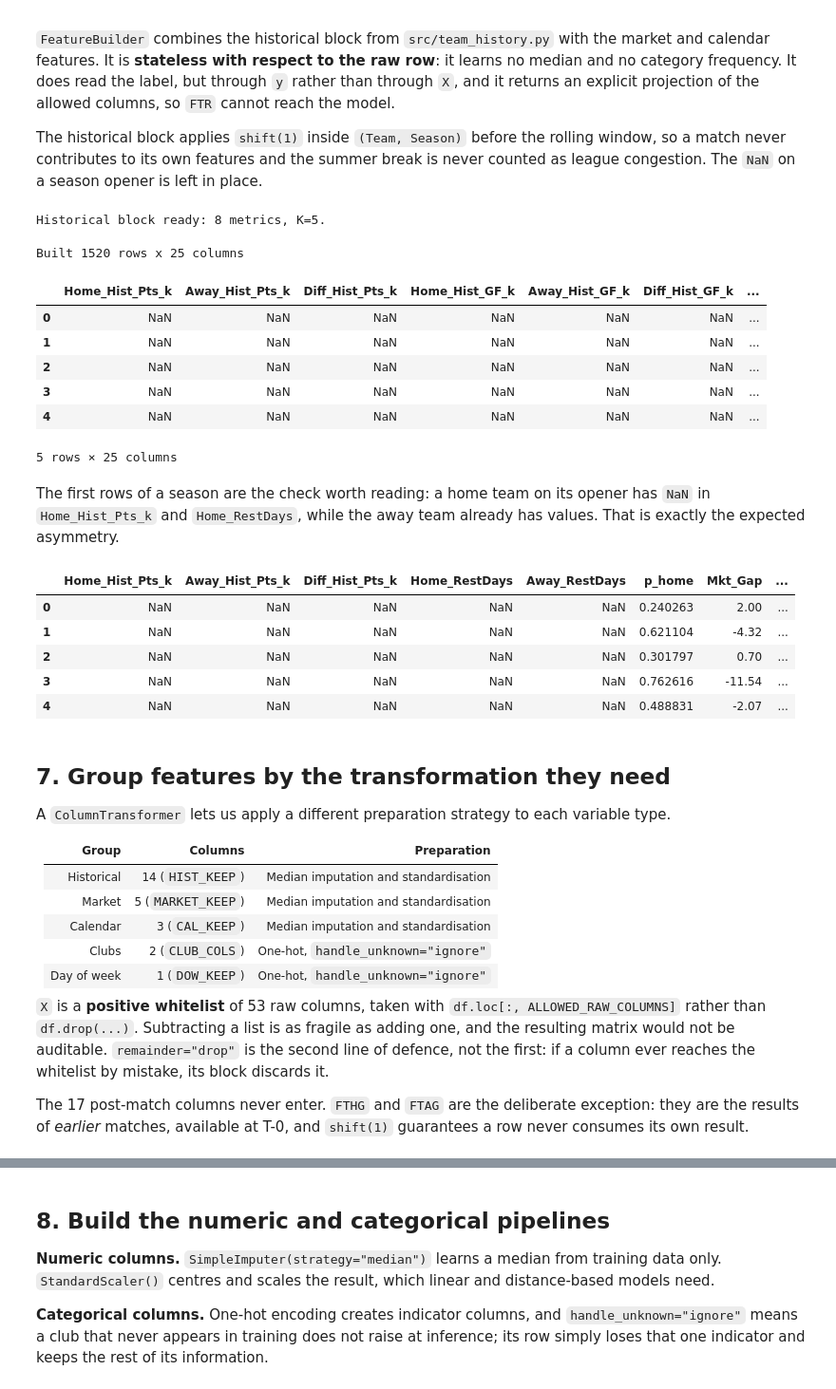
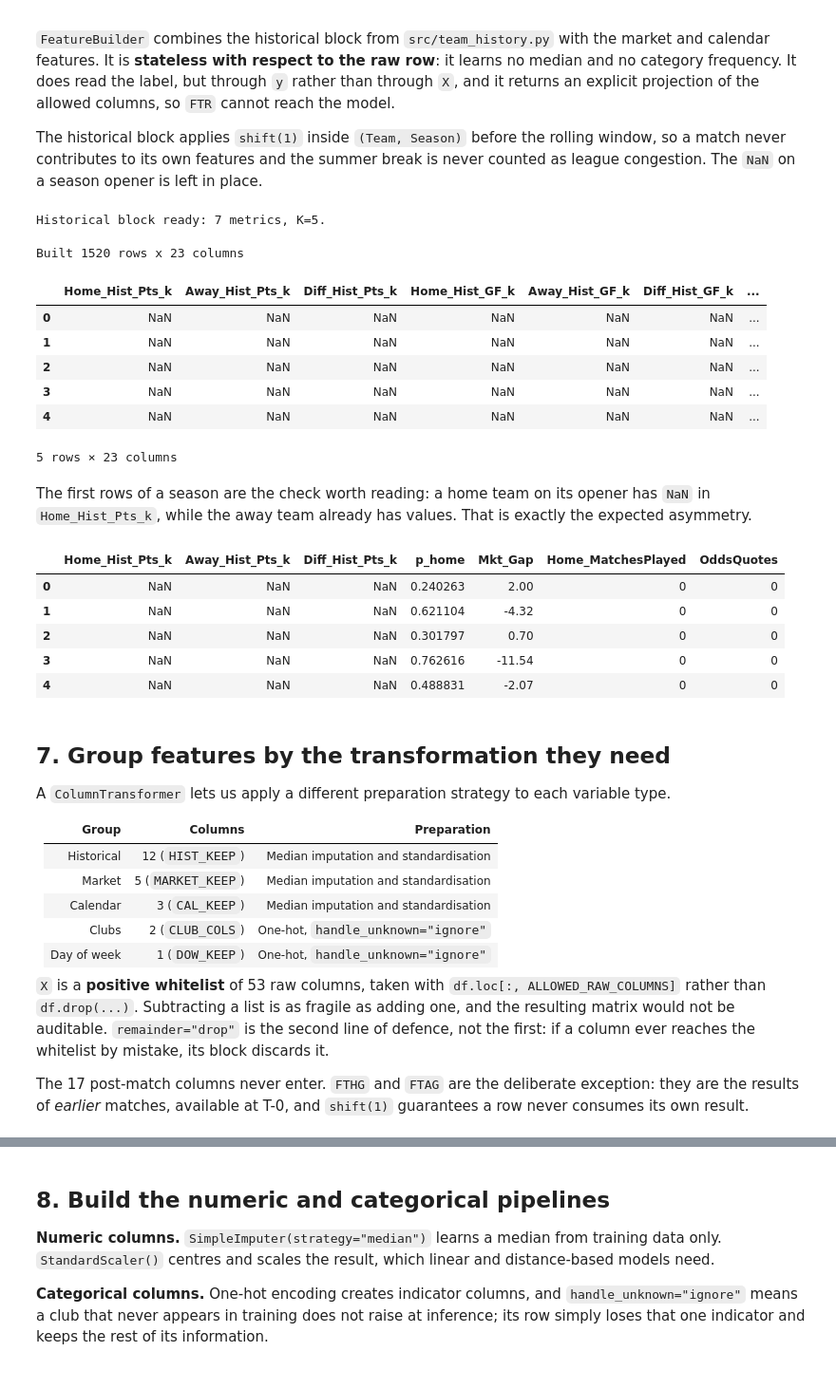
Before and after one commit to errodd/premier_league_football_predictor, a Jupyter notebook: notebooks/02_data_preparation.ipynb, the cells around one changed output, grey strips where cells are left out. Shown at 95% size. Cells and saved outputs as stored; diff of their text form; code cells hidden in the pictures.

```diff
--- a/notebooks/02_data_preparation.ipynb
+++ b/notebooks/02_data_preparation.ipynb
@@ -657,9 +656,6 @@ def build_team_history(frame, k=K, cols=HIST_COLS):
     long_frame["Hist_GD_k"] = (
         long_frame["Hist_GF_k"] - long_frame["Hist_GA_k"]
     )
-    long_frame["RestDays"] = (
-        long_frame.groupby(["Team", "Season"])["Date_dt"].diff().dt.days
-    )
 
     family = [p + c for p in ("Home_", "Away_", "Diff_") for c in cols]
     frame = frame.drop(
@@ -713,7 +709,7 @@ def build_team_history(frame, k=K, cols=HIST_COLS):
 
 print(f"Historical block ready: {len(HIST_COLS)} metrics, K={K}.")
 # %% [output]
-Historical block ready: 8 metrics, K=5.
+Historical block ready: 7 metrics, K=5.
 # %%
 def matches_played(frame, side):
     """Count prior league matches per team within its own season."""
@@ -789,35 +785,33 @@ preview = feature_builder.transform(X_train)
 print(f"Built {preview.shape[0]} rows x {preview.shape[1]} columns")
 preview.head()
 # %% [output]
-Built 1520 rows x 25 columns
+Built 1520 rows x 23 columns
 |  | Home_Hist_Pts_k | Away_Hist_Pts_k | Diff_Hist_Pts_k | Home_Hist_GF_k | Away_Hist_GF_k | Diff_Hist_GF_k | ... |
 | 0 | NaN | NaN | NaN | NaN | NaN | NaN | ... |
 | 1 | NaN | NaN | NaN | NaN | NaN | NaN | ... |
 | 2 | NaN | NaN | NaN | NaN | NaN | NaN | ... |
 | 3 | NaN | NaN | NaN | NaN | NaN | NaN | ... |
 | 4 | NaN | NaN | NaN | NaN | NaN | NaN | ... |
-5 rows × 25 columns
+5 rows × 23 columns
 # %% [markdown]
-The first rows of a season are the check worth reading: a home team on its opener has `NaN` in `Home_Hist_Pts_k` and `Home_RestDays`, while the away team already has values. That is exactly the expected asymmetry.
+The first rows of a season are the check worth reading: a home team on its opener has `NaN` in `Home_Hist_Pts_k`, while the away team already has values. That is exactly the expected asymmetry.
 # %%
 preview[[
     "Home_Hist_Pts_k",
     "Away_Hist_Pts_k",
     "Diff_Hist_Pts_k",
-    "Home_RestDays",
-    "Away_RestDays",
     "p_home",
     "Mkt_Gap",
     "Home_MatchesPlayed",
     "OddsQuotes",
 ]].head()
 # %% [output]
-|  | Home_Hist_Pts_k | Away_Hist_Pts_k | Diff_Hist_Pts_k | Home_RestDays | Away_RestDays | p_home | Mkt_Gap | ... |
-| 0 | NaN | NaN | NaN | NaN | NaN | 0.240263 | 2.00 | ... |
-| 1 | NaN | NaN | NaN | NaN | NaN | 0.621104 | -4.32 | ... |
-| 2 | NaN | NaN | NaN | NaN | NaN | 0.301797 | 0.70 | ... |
-| 3 | NaN | NaN | NaN | NaN | NaN | 0.762616 | -11.54 | ... |
-| 4 | NaN | NaN | NaN | NaN | NaN | 0.488831 | -2.07 | ... |
+|  | Home_Hist_Pts_k | Away_Hist_Pts_k | Diff_Hist_Pts_k | p_home | Mkt_Gap | Home_MatchesPlayed | OddsQuotes |
+| 0 | NaN | NaN | NaN | 0.240263 | 2.00 | 0 | 0 |
+| 1 | NaN | NaN | NaN | 0.621104 | -4.32 | 0 | 0 |
+| 2 | NaN | NaN | NaN | 0.301797 | 0.70 | 0 | 0 |
+| 3 | NaN | NaN | NaN | 0.762616 | -11.54 | 0 | 0 |
+| 4 | NaN | NaN | NaN | 0.488831 | -2.07 | 0 | 0 |
 # %% [markdown]
 ## 7. Group features by the transformation they need
 
@@ -825,7 +819,7 @@ A `ColumnTransformer` lets us apply a different preparation strategy to each var
 
 | Group | Columns | Preparation |
 | --- | --- | --- |
-| Historical | 14 (`HIST_KEEP`) | Median imputation and standardisation |
+| Historical | 12 (`HIST_KEEP`) | Median imputation and standardisation |
 | Market | 5 (`MARKET_KEEP`) | Median imputation and standardisation |
 | Calendar | 3 (`CAL_KEEP`) | Median imputation and standardisation |
 | Clubs | 2 (`CLUB_COLS`) | One-hot, `handle_unknown="ignore"` |
```
Also changed, not shown: parts of 10 cells of this notebook.
